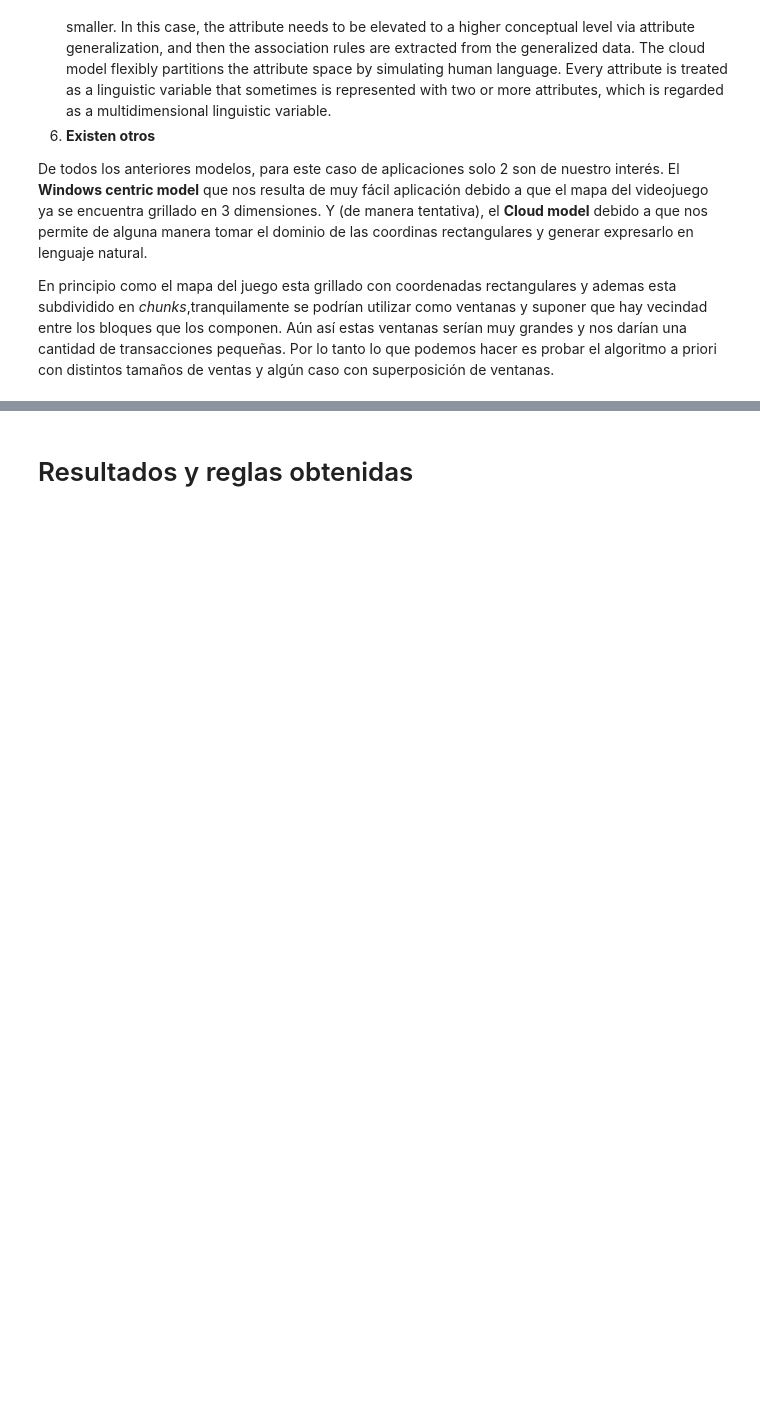
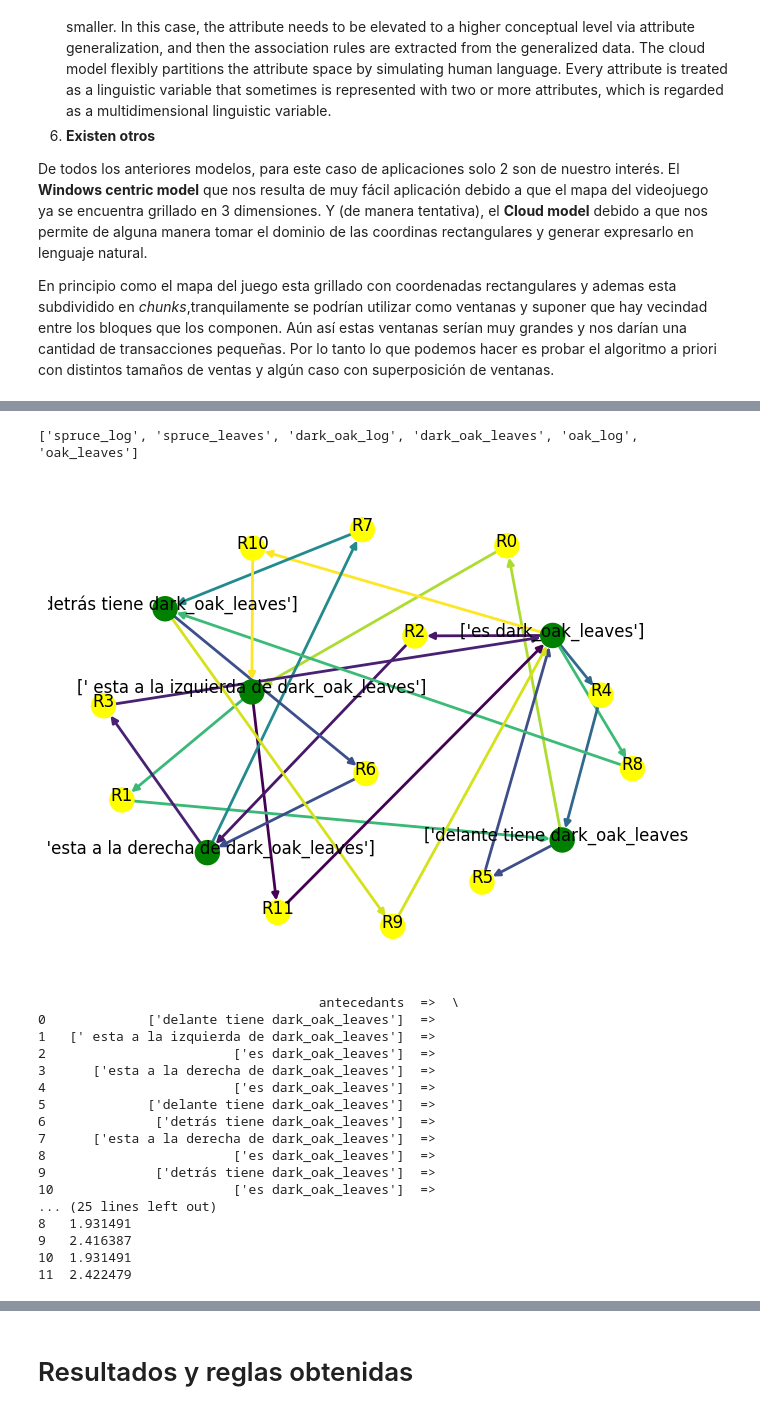
Before and after one commit to MrtC101/spatial-association-rules-mining, a Jupyter notebook: proyecto_final/code/python/Analisis.ipynb, the cells around one changed output, grey strips where cells are left out. Drawn from its saved outputs; the diff is of its cells as text; code cells hidden in the pictures; blank space fills up the shorter version.

```diff
--- a/proyecto_final/code/python/Analisis.ipynb
+++ b/proyecto_final/code/python/Analisis.ipynb
@@ -435,0 +542,38 @@ rules = rules.drop(rules.columns[0],axis=1);
+# %%
+from preprocess import Preprocess
+atts  = df.Tag.unique().tolist();
+#intratable Arboles y hojas
+trees = ["spruce_log","spruce_leaves","dark_oak_log","dark_oak_leaves","oak_log","oak_leaves"];
+transactions : pd.DataFrame = Preprocess.referenceFeatureModel(atts,df,trees);
+print(transactions)
+transactions.to_csv("..\\..\\Data\\transactionsTrees.csv",sep=";");
+# %% [output]
+['spruce_log', 'spruce_leaves', 'dark_oak_log', 'dark_oak_leaves', 'oak_log', 'oak_leaves']
+# %%
+import pandas as pd
+import apriori as ap
+transactions = pd.read_csv("..\\..\\Data\\transactionsTrees.csv",sep=";");
+transactions = transactions.drop(transactions.columns[0],axis=1);
+rules = ap.apriori(transactions,0.3,0.5);
+rules.to_csv("..\\..\\Data\\rulesTrees30x50.csv",sep=";");
+ap.plot(rules)
+print(rules)
+# %% [output]
+[figure, added]
+                                    antecedants  =>  \
+0             ['delante tiene dark_oak_leaves']  =>
+1   [' esta a la izquierda de dark_oak_leaves']  =>
+2                        ['es dark_oak_leaves']  =>
+3      ['esta a la derecha de dark_oak_leaves']  =>
+4                        ['es dark_oak_leaves']  =>
+5             ['delante tiene dark_oak_leaves']  =>
+6              ['detrás tiene dark_oak_leaves']  =>
+7      ['esta a la derecha de dark_oak_leaves']  =>
+8                        ['es dark_oak_leaves']  =>
+9              ['detrás tiene dark_oak_leaves']  =>
+10                       ['es dark_oak_leaves']  =>
+... (25 lines left out)
+8   1.931491
+9   2.416387
+10  1.931491
+11  2.422479
```
Also changed, not shown: parts of 24 cells of this notebook, 4 other files.
